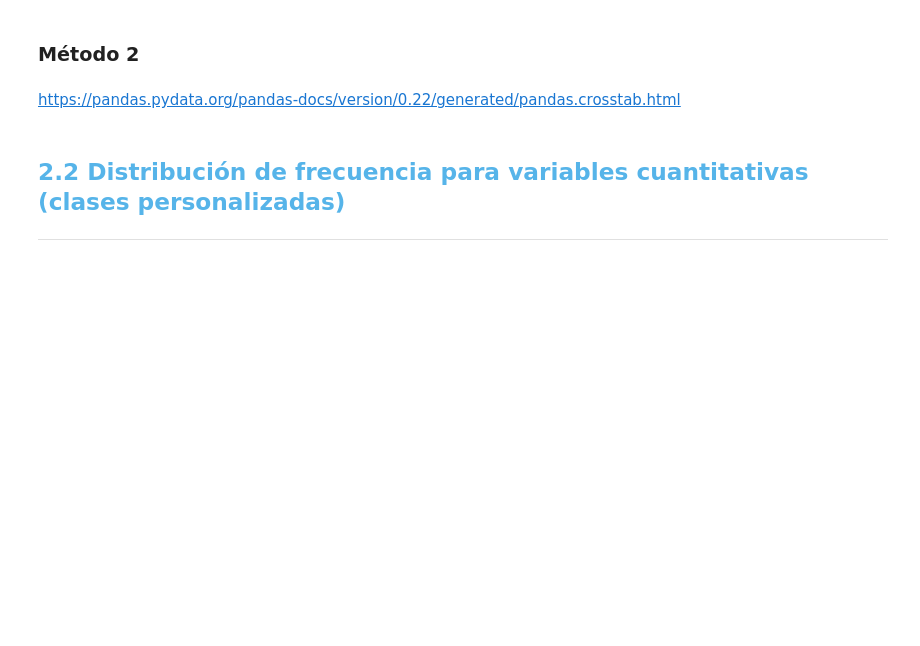
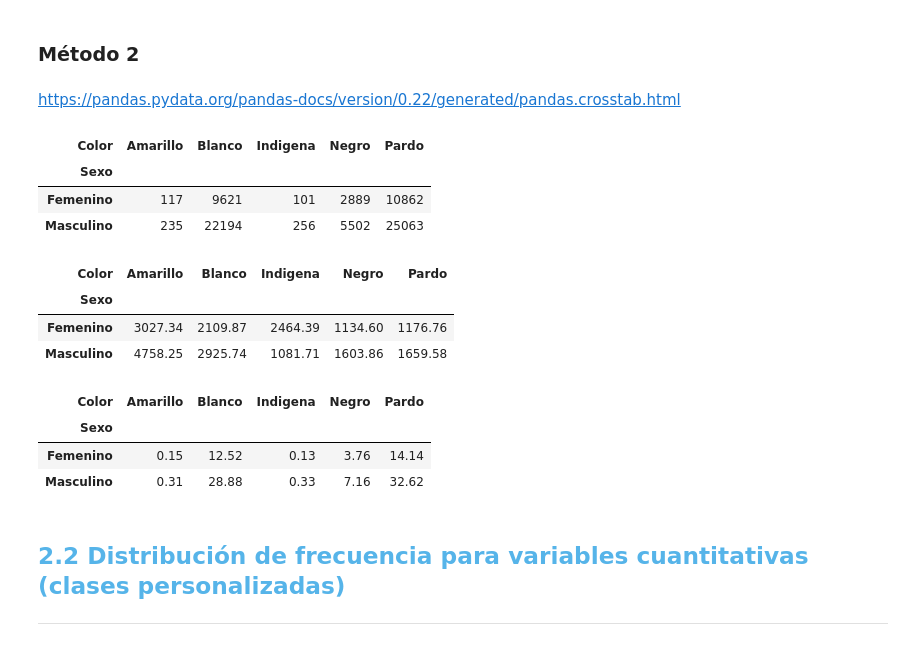
Before and after one commit to wimero72/Curso-de-Estadistica-con-Python-Aula-1, a Jupyter notebook: Curso_de_Estadística_con_Python_1.ipynb, the cells around one changed output. Drawn from its saved outputs; the diff is of its cells as text; code cells hidden in the pictures; blank space fills up the shorter version.

```diff
--- a/Curso_de_Estadística_con_Python_1.ipynb
+++ b/Curso_de_Estadística_con_Python_1.ipynb
@@ -106,3 +104,6 @@ datos = pd.read_csv("/content/datos.csv")
+# %%
+url = "https://raw.githubusercontent.com/wimero72/Curso-de-Estadistica-con-Python-Aula-1/main/Curso-de-Estadistica-con-Python-Aula-1/datos.csv"
+datos = pd.read_csv(url)
 # %%
 datos.sample(10)
 # %% [output]
@@ -272,6 +291,41 @@ color = {0: 'Indigena',
          6: 'Amarillo',
          8: 'Pardo',
          9: 'Sin declarar'}
+# %%
+datos['Sexo'] = datos['Sexo'].map(sexo)
+datos['Color'] = datos['Color'].map(color)
+# %%
+pd.crosstab(datos.Sexo, datos.Color)
+# %% [output]
+| Color | Amarillo | Blanco | Indigena | Negro | Pardo |
+| Sexo |  |  |  |  |  |
+| Femenino | 117 | 9621 | 101 | 2889 | 10862 |
+| Masculino | 235 | 22194 | 256 | 5502 | 25063 |
+# %%
+porcentaje = pd.crosstab(datos.Sexo,
+                         datos.Color,
+                         aggfunc = 'mean',
+                         values = datos.Ingreso).round(2)
+porcentaje.rename(index = sexo,inplace = True)
+porcentaje.rename(columns = color,inplace = True)
+porcentaje
+# %% [output]
+| Color | Amarillo | Blanco | Indigena | Negro | Pardo |
+| Sexo |  |  |  |  |  |
+| Femenino | 3027.34 | 2109.87 | 2464.39 | 1134.60 | 1176.76 |
+| Masculino | 4758.25 | 2925.74 | 1081.71 | 1603.86 | 1659.58 |
+# %%
+porcentaje = pd.crosstab(datos.Sexo,
+                         datos.Color,
+                         normalize=True).round(4)*100
+porcentaje.rename(index = sexo,inplace = True)
+porcentaje.rename(columns = color,inplace = True)
+porcentaje
+# %% [output]
+| Color | Amarillo | Blanco | Indigena | Negro | Pardo |
+| Sexo |  |  |  |  |  |
+| Femenino | 0.15 | 12.52 | 0.13 | 3.76 | 14.14 |
+| Masculino | 0.31 | 28.88 | 0.33 | 7.16 | 32.62 |
 # %% [markdown]
 ## <font color=#56B4E9>2.2 Distribución de frecuencia para variables cuantitativas (clases personalizadas)</font>
 ***
```
Also changed, not shown: parts of 14 cells of this notebook.
